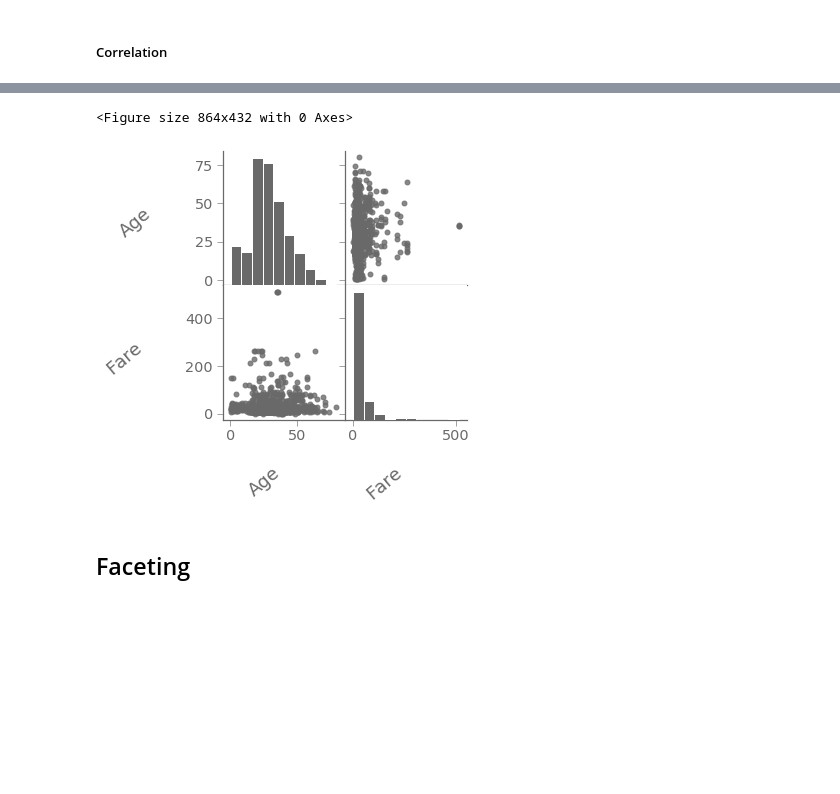
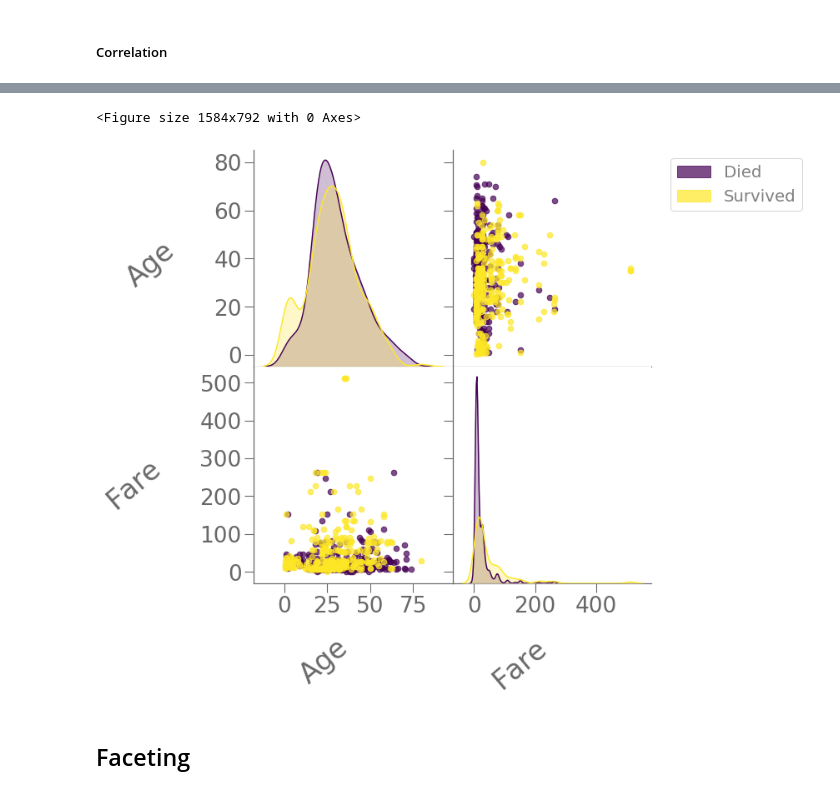
Before and after one commit to sudhu26/data-science-portfolio, a Jupyter notebook: kaggle/Titanic/kernel.ipynb, the cells around one changed output, grey strips where cells are left out. Saved outputs shown, nothing was run; the diff lists cells and outputs as text; code cells hidden in the pictures; blank space fills up the shorter version.

```diff
--- a/kaggle/Titanic/kernel.ipynb
+++ b/kaggle/Titanic/kernel.ipynb
@@ -256,7 +276,13 @@ p.pretty_corr_heatmap_target(
 # %%
 # pair plot
-p = PrettierPlot(chart_prop=12)
-p.pretty_pair_plot(df=train.data[["Age","Fare","Sex","Pclass","Embarked"]].dropna(), diag_kind="auto")
+p = PrettierPlot(chart_prop=22)
+p.pretty_pair_plot(
+    df=train.data[["Age","Fare"]],
+    target=train.target,
+    diag_kind="auto",
+    bbox=(1.8,1.0),
+     legend_labels=["Died","Survived"]
+)
 # %% [output]
-<Figure size 864x432 with 0 Axes>
+<Figure size 1584x792 with 0 Axes>
-[figure, old version]
+[figure, new version]
```
Also changed, not shown: parts of 25 cells of this notebook.
